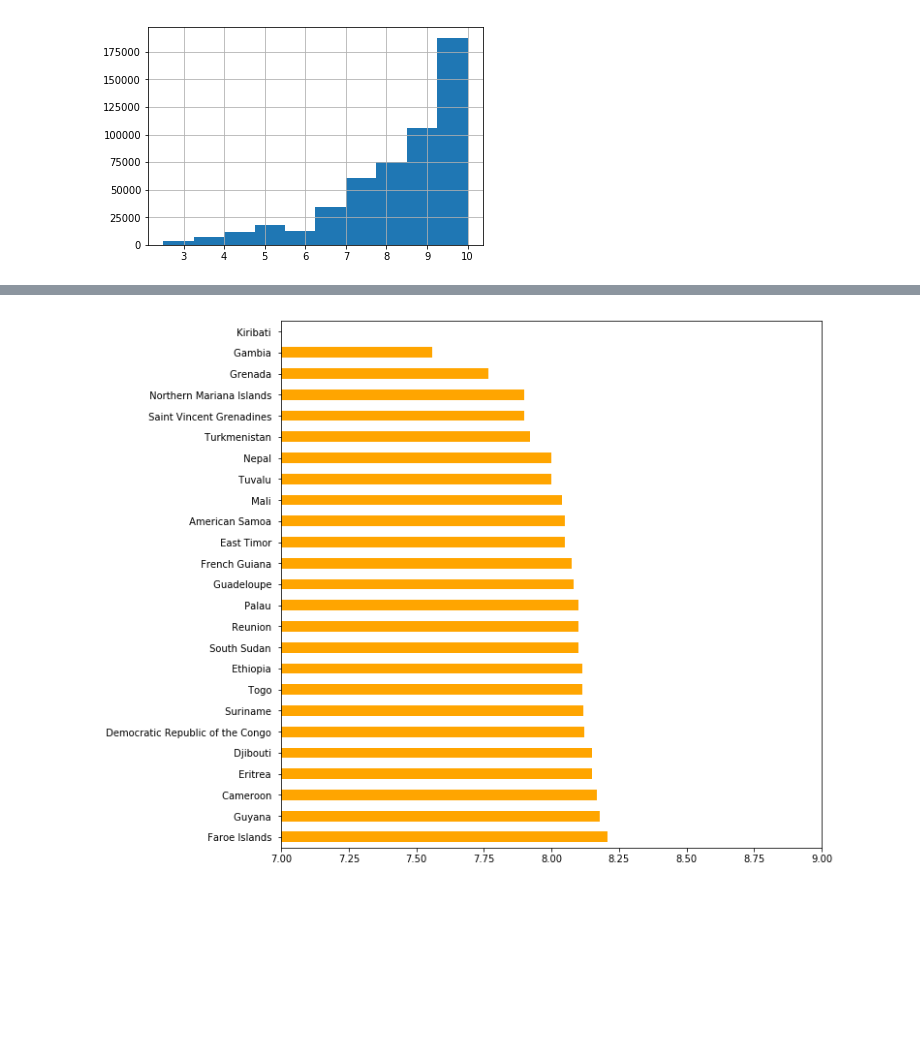
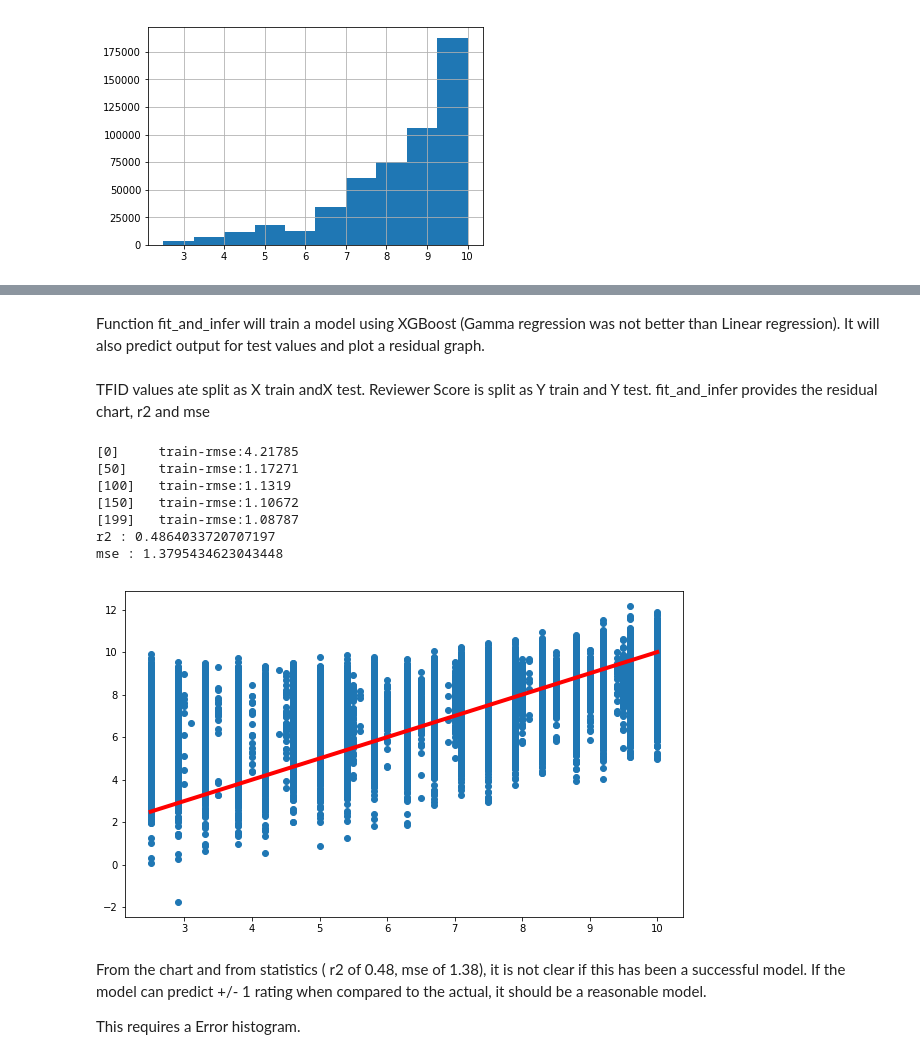
Before and after one commit to suchig/Hotel-Reviews, a Jupyter notebook: Hotel_Review_prediction.ipynb, the cells around one changed output, grey strips where cells are left out. Saved outputs shown, nothing was run; the diff lists cells and outputs as text; code cells hidden in the pictures; blank space fills up the shorter version.

```diff
--- a/Hotel_Review_prediction.ipynb
+++ b/Hotel_Review_prediction.ipynb
@@ -311,6 +187,0 @@ accuracy_score(y_test,svm_y_pred)
-# %%
-count_total = count_vectorizer.transform(reviews['review'])
-tfid_total = tfid_transformer.transform(count_total)
-
-y_pred_prob = classifier_train.predict_proba(tfid_total)
-y_pred_prob
@@ -802,5 +194,0 @@ array([8.445732 , 8.675291 , 8.966298 , ..., 6.271479 , 6.3343654,
-# %%
-hotels['Reviewer_Score_class'] = (round(hotels['Reviewer_Score'])-2).astype(int)
-#round(hotels['Reviewer_Score']*2)/2
-
-hotels['Reviewer_Score_class'].unique()
@@ -986,9 +195,50 @@ avg_score_by_reviewer_nation = plot_reviewer_nation_score(score_reviewer_gt100,2
-# %%
-count_index = np.where((score_by_reviewer_nation.count()<=100))
-score_reviewer_rem = hotels[
-    hotels['Reviewer_Nationality'].isin(count_index[0])].groupby(
-    'Reviewer_Nationality')['Reviewer_Score']
-
-asc_avg_score_by_reviewer_nation = plot_reviewer_nation_score(score_reviewer_rem,25,False,(7,9))
-# %% [output]
-[figure, removed]
+# %% [markdown]
+Function fit_and_infer will train a model using XGBoost (Gamma regression was not better than Linear regression). It will also predict output for test values and plot a residual graph.
+# %%
+def fit_and_infer(X_train,y_train,X_test,y_test,num_round=200):
+  xgb_train = xgb.DMatrix(X_train,label=y_train)
+  xgb_x_test = xgb.DMatrix(X_test)
+
+  xgb_params = {
+        'verbosity' : 0,
+        #'objective': 'reg:gamma',
+        'nthread': 5,
+        #'max_depth':6,
+        'eta':0.5
+  }
+
+  watchlist = [(xgb_train, 'train')]
+
+  clf = xgb.train(xgb_params, xgb_train, num_round, watchlist,verbose_eval=50)
+  y_pred = clf.predict(xgb_x_test)
+  print("r2 :",r2_score(y_test,y_pred))
+  print("mse :",mean_squared_error(y_test,y_pred))
+
+  plt.figure(figsize=(10,6))
+  plt.scatter(y_test,y_pred);
+  plt.plot([y_test.min(), y_test.max()], [y_test.min(), y_test.max()], c='r',lw=4);
+  return y_pred
+# %% [markdown]
+TFID values ate split as X train andX  test. Reviewer Score is split as Y train and Y test. fit_and_infer provides the residual chart, r2 and mse
+# %%
+sparse_X_train, sparse_X_test, sparse_Y_train, sparse_Y_test = train_test_split(
+    tfid_total, hotels['Reviewer_Score'],random_state=27)
+
+sc = StandardScaler(with_mean=False)
+sparse_X_train = sc.fit_transform(sparse_X_train)
+sparse_X_test = sc.transform(sparse_X_test)
+
+y_pred = fit_and_infer(sparse_X_train,sparse_Y_train,sparse_X_test,sparse_Y_test )
+# %% [output]
+[0]     train-rmse:4.21785
+[50]    train-rmse:1.17271
+[100]   train-rmse:1.1319
+[150]   train-rmse:1.10672
+[199]   train-rmse:1.08787
+r2 : 0.4864033720707197
+mse : 1.3795434623043448
+[figure, added]
+# %% [markdown]
+From the chart and from statistics ( r2 of 0.48, mse of 1.38), it is not clear if this has been a successful model. If the model can predict +/- 1 rating when compared to the actual, it should be a reasonable model.
+
+This requires a Error histogram.
```
Also changed, not shown: parts of 100 cells of this notebook.
